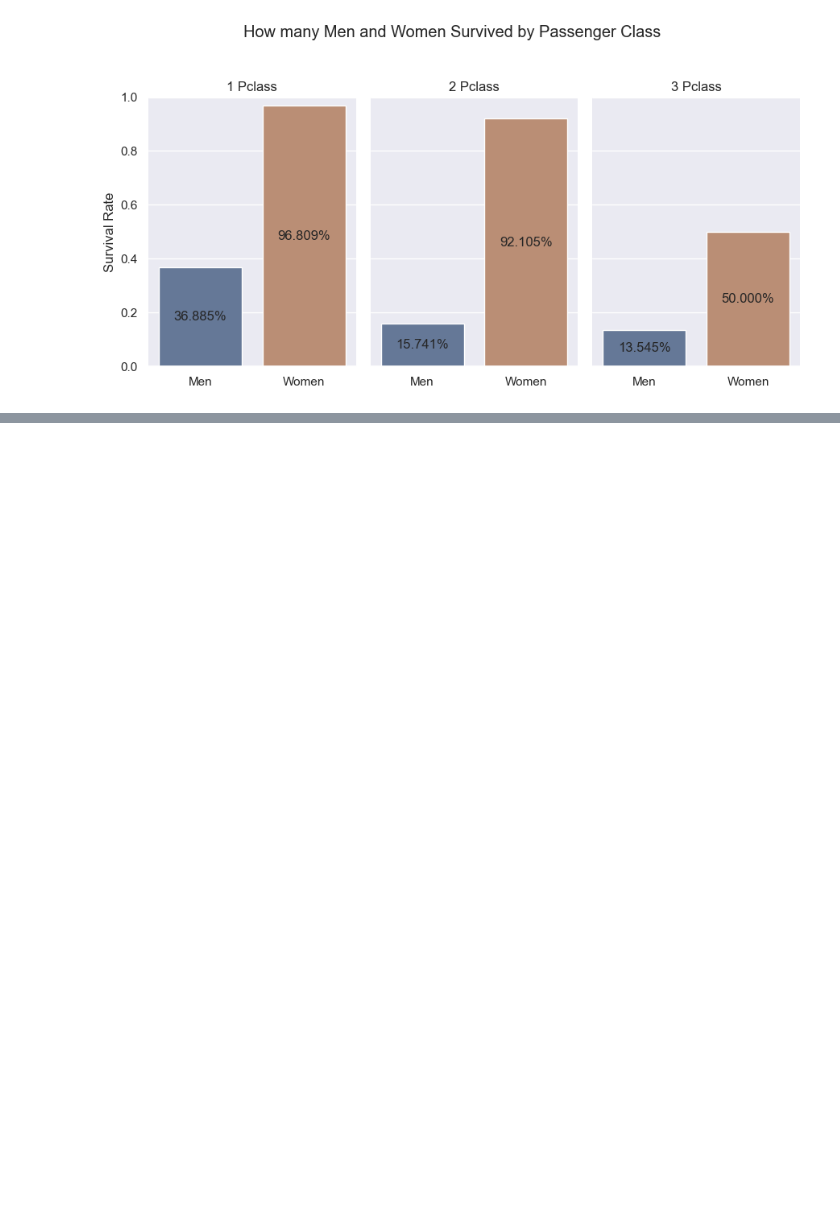
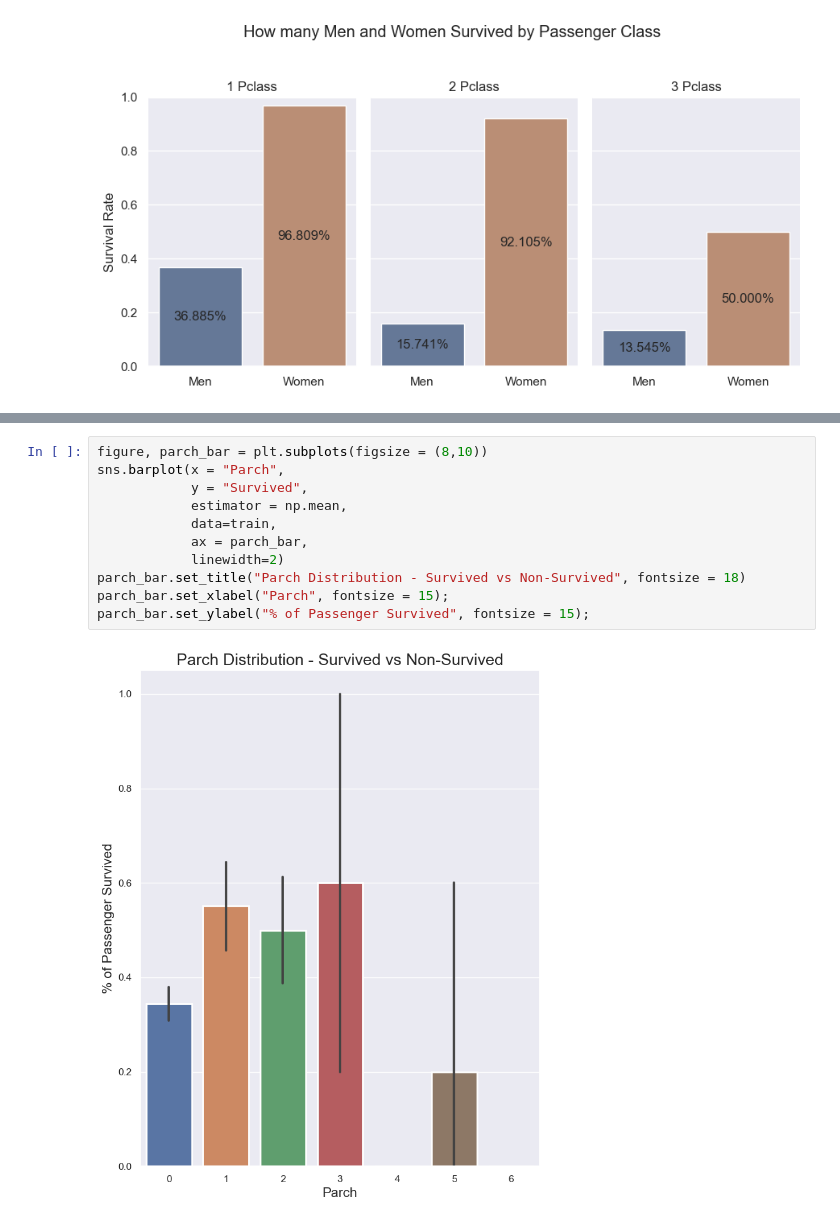
Before and after one commit to islamahrous/titanic_DS_analysis, a Jupyter notebook: titanic_DS_analysis.ipynb, the cells around one changed output, grey strips where cells are left out. Saved outputs shown, nothing was run; the diff lists cells and outputs as text; blank space fills up the shorter version.

```diff
--- a/titanic_DS_analysis.ipynb
+++ b/titanic_DS_analysis.ipynb
@@ -349,0 +390,13 @@ for myaxis in g.axes[0]:
+# %%
+figure, parch_bar = plt.subplots(figsize = (8,10))
+sns.barplot(x = "Parch",
+            y = "Survived",
+            estimator = np.mean,
+            data=train,
+            ax = parch_bar,
+            linewidth=2)
+parch_bar.set_title("Parch Distribution - Survived vs Non-Survived", fontsize = 18)
+parch_bar.set_xlabel("Parch", fontsize = 15);
+parch_bar.set_ylabel("% of Passenger Survived", fontsize = 15);
+# %% [output]
+[figure, added]
```
Also changed, not shown: parts of 5 cells of this notebook.
